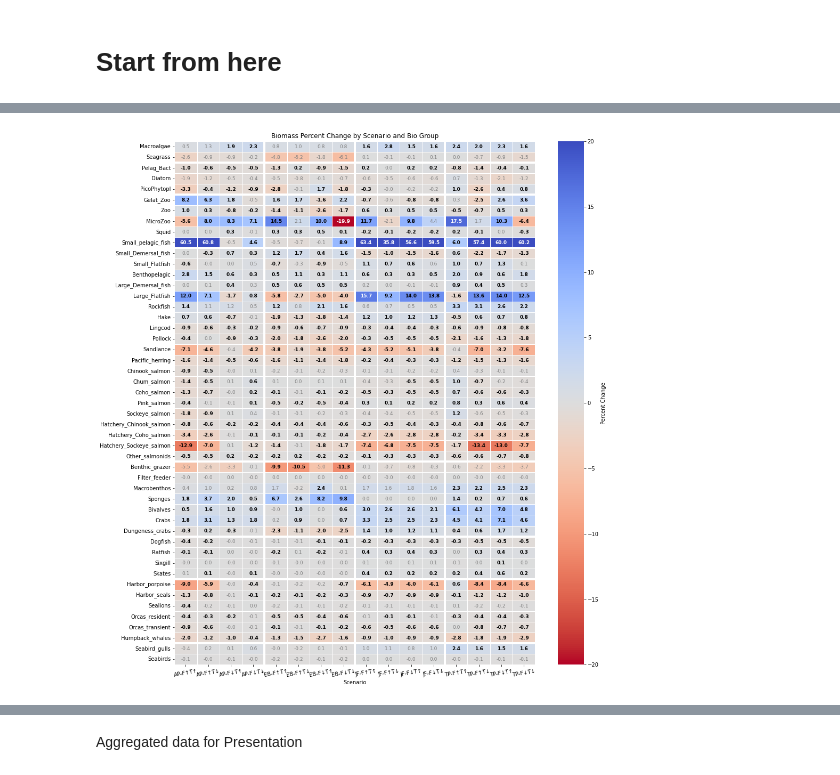
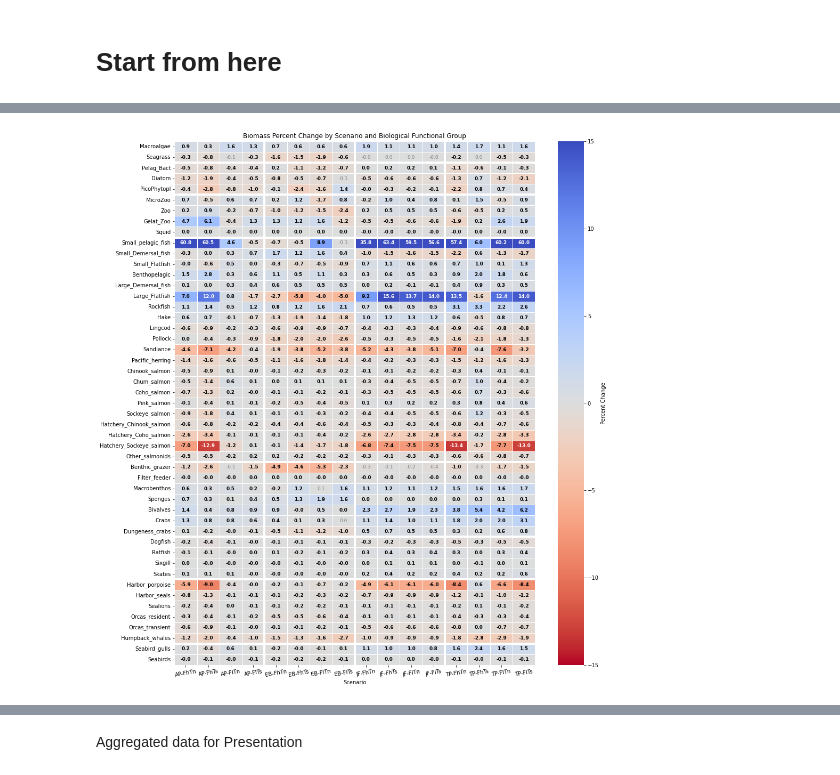
Before and after one commit to SS-Atlantis/Lovindeeretal-MPRI1paper, a Jupyter notebook: SSAM-output-heatmap-by-regions.ipynb, the cells around one changed output, grey strips where cells are left out. Drawn from its saved outputs; the diff is of its cells as text; code cells hidden in the pictures.

Commit message:
base_biomass and update bio_group sensitivities

```diff
--- a/SSAM-output-heatmap-by-regions.ipynb
+++ b/SSAM-output-heatmap-by-regions.ipynb
@@ -443,7 +416,7 @@ conditions_with_letters = {
 new_scenario_names = []
 for item in combined_df.scenario:
     nm = str(item).split(sep='-')
-    new_scenario_names.append(nm[0]+'-'+str(conditions_with_arrows[nm[1]]))
+    new_scenario_names.append(nm[0]+'-'+str(conditions_with_letters[nm[1]]))
 # %%
 new_scenario_names
 # %% [output]
@@ -490,7 +463,7 @@ new_df
 # %%
 heatmap_data = new_df.pivot(index='bio_group', columns='scenario', values='percent_change')
-custom_order = ['Macroalgae', 'Seagrass', 'Pelag_Bact', 'Diatom', 'PicoPhytopl',
-    'Gelat_Zoo', 'Zoo', 'MicroZoo', 'Squid', #'Carniv_Zoo', 'Zooplankton', 'Phytoplankton',
+custom_order = ['Macroalgae', 'Seagrass', 'Pelag_Bact', 'Diatom', 'PicoPhytopl', 'MicroZoo',
+    'Zoo', 'Gelat_Zoo', 'Squid',  #'Zooplankton', 'Phytoplankton', 'Carniv_Zoo',
 
     'Small_pelagic_fish',  'Small_Demersal_fish', 'Small_Flatfish',
     'Benthopelagic', 'Large_Demersal_fish', 'Large_Flatfish','Rockfish',
@@ -509,28 +482,25 @@ custom_order = ['Macroalgae', 'Seagrass', 'Pelag_Bact', 'Diatom', 'PicoPhytopl',
     'Seabird_gulls','Seabirds',]
 heatmap_data = heatmap_data.reindex(custom_order)
 # %%
-sensitivity = {'Macroalgae':1.4, 'Seagrass':6.1, 'Pelag_Bact':0.1,'Phytoplankton':0.3, 'Diatoms':0.1, 'PicoPhytopl':0.3, 'Zooplankton':0.2,
-    'Carniv_Zoo':9.0, 'Gelat_Zoo':0.7, 'MicroZoo':5.5, 'Zoo':0.2, 'Squid':0.1,
+sensitivity = {'Macroalgae':0.06, 'Seagrass':0.06, 'Pelag_Bact':0.002,'Phytoplankton':0.024, 'Diatom':0.09, 'PicoPhytopl':0.004, 'Zooplankton':0.001,
+    'MicroZoo':0.001, 'Zoo':0.003, 'Gelat_Zoo':0.004,'Squid':0.0,
 
-    'Small_pelagic_fish':1.1,  'Small_Demersal_fish':0.1, 'Small_Flatfish':0.6,
-    'Benthopelagic':0.2, 'Large_Demersal_fish':0.3, 'Large_Flatfish':0.1,'Rockfish':1.2,
-    'Hake':0.4,'Lingcod':0.1, 'Pollock':0.1, 'Sandlance':0.6,'Pacific_herring':0.2,
-    'Chinook_salmon':0.4, 'Chum_salmon':0.4, 'Coho_salmon':0.1,'Pink_salmon':0.1,'Sockeye_salmon':0.7,
-    'Hatchery_Chinook_salmon':0.1,'Hatchery_Coho_salmon':0.1,'Hatchery_Sockeye_salmon':0.2,'Other_salmonids':0.1,
+    'Small_pelagic_fish':0.06,  'Small_Demersal_fish':0.0, 'Small_Flatfish':0.0006,
+    'Benthopelagic':0.0, 'Large_Demersal_fish':0.0004, 'Large_Flatfish':0.0,'Rockfish':0.0003,
+    'Hake':0.007,'Lingcod':0.0005, 'Pollock':0.0, 'Sandlance':0.0003,'Pacific_herring':0.08,
+    'Chinook_salmon':0.0005, 'Chum_salmon':0.0, 'Coho_salmon':0.0,'Pink_salmon':0.0,'Sockeye_salmon':0.02,
+    'Hatchery_Chinook_salmon':0.0,'Hatchery_Coho_salmon':0.0,'Hatchery_Sockeye_salmon':0.0,'Other_salmonids':0.0,
 
-    'Benthic_grazer':9.6, 'Filter_feeder':0.1, 'Macrobenthos':1.8,
-    'Sponges':0.1, 'Bivalves':0.1, 'Crabs':0.6, 'Dungeness_crabs':0.2,
+    'Benthic_grazer':0.4, 'Filter_feeder':0.0, 'Macrobenthos':0.09,
+    'Sponges':0.0, 'Bivalves':0.02, 'Crabs':0.02, 'Dungeness_crabs':0.004,
 
-    'Dogfish':0.1,'Ratfish':0.1,'Sixgill':0.1,'Skates':0.1,
+    'Dogfish':0.0,'Ratfish':0.0,'Sixgill':0.0,'Skates':0.0004,
 
-    'Harbor_porpoise':0.4, 'Harbor_seals':0.1, 'Sealions':0.3,
-    'Orcas_resident':0.1, 'Orcas_transient':0.1,'Humpback_whales':0.1,
+    'Harbor_porpoise':0.003, 'Harbor_seals':0.0001, 'Sealions':0.0,
+    'Orcas_resident':0.0, 'Orcas_transient':0.0,'Humpback_whales':0.0,
 
-    'Seabird_gulls':1.3,'Seabirds':0.2,
-
-    'benthic_invertebrates':0.5,'marine_plants':2, 'seabirds':1.2, 'cetaceans':0.4, 'salmon':0.6,
-    'demersal_fish'	:0.2,'pelagic_fish'	:0.3,'pinnipeds':0.1,'plankton':0.1,'elasmobranchs':0.1,
-    }
+    'Seabird_gulls':0.0,'Seabirds':0.0,
+}
 # %%
 # Full data for Supplement
 plt.figure(figsize=(14, len(heatmap_data)*0.3))
@@ -539,7 +509,7 @@ ax = sns.heatmap(
     annot=False,
     fmt=".1f",
     cmap="coolwarm_r",
-    center=0, vmin=-20, vmax=20,
+    center=0, vmin=-15, vmax=15,
     linewidths=0.5,
     #linecolor='gray',
     cbar_kws={'label': 'Percent Change'}
@@ -560,7 +530,7 @@ for y_idx, bio_group in enumerate(heatmap_data.index):
 
         fontweight = 'bold' if bold else 'normal'
         text_color = 'black' if bold else 'gray'
-        if np.abs(value) > 15:
+        if np.abs(value) > 10:
             text_color = 'white'
 
         ax.text(
@@ -569,36 +539,36 @@ for y_idx, bio_group in enumerate(heatmap_data.index):
             f"{value:.1f}" if not np.isnan(value) else "",
             ha='center',
             va='center',
             fontsize=9,
             fontweight=fontweight,
             color=text_color
         )
 
 
-bio_boundaries = [2, 5, 10, 30, 37, 41, 47]
+bio_boundaries = [2, 5, 9, 30, 37, 41, 47]
 
 location_boundaries = []
 prev_loc = None
 for i, col in enumerate(heatmap_data.columns):
     loc = col.split('-')[0]
     if prev_loc is not None and loc != prev_loc:
         location_boundaries.append(i)
     prev_loc = loc
 
 for x in location_boundaries:
     ax.vlines(x, *ax.get_ylim(), colors='white', linewidth=4)
 
 for y in bio_boundaries:
     ax.hlines(y, *ax.get_xlim(), colors='white', linewidth=4)
 
-plt.title("Biomass Percent Change by Scenario and Bio Group")
+plt.title("Biomass Percent Change by Scenario and Biological Functional Group")
 plt.xlabel("Scenario")
 plt.ylabel(None)
 plt.xticks(rotation=10),
 plt.tight_layout()
 plt.show()
 # %% [output]
-[figure, old version]
+[figure, new version]
 # %%
 heatmap_data.to_csv("/ocean/rlovindeer/MOAD/analysis-raisha/SSmodel_outputs/Spills/MPRI1/heatmap_data.csv")
 # %%
```
Also changed, not shown: parts of 19 cells of this notebook, 1 other file.
